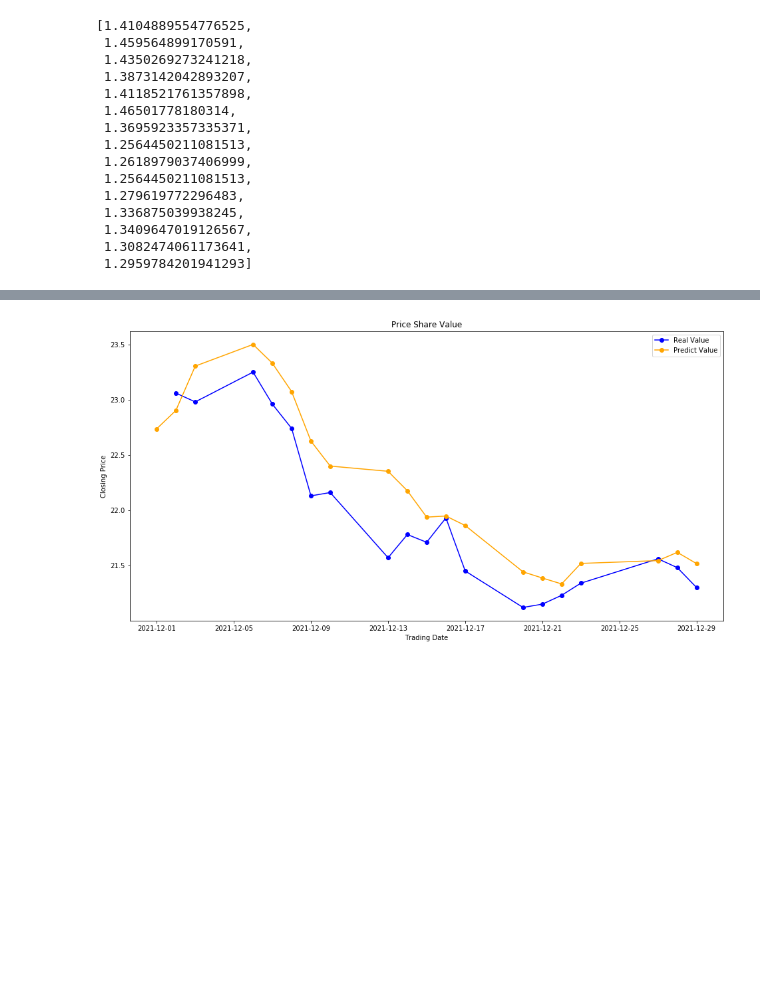
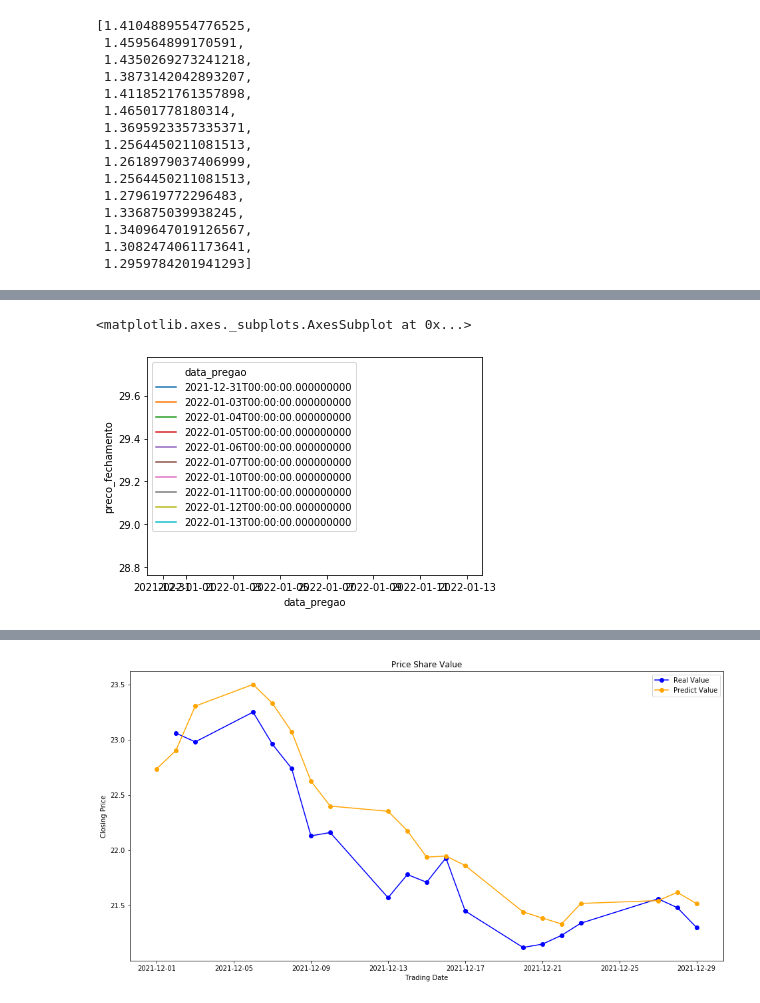
Before and after one commit to BrunoGeraldine/B3_predict_share_bmg, a Jupyter notebook: notebook/c04_b3_prediction_with_Keras_Tensorflow.ipynb, the cells around one changed output, grey strips where cells are left out. Saved outputs shown, nothing was run; the diff lists cells and outputs as text; code cells hidden in the pictures; blank space fills up the shorter version.

```diff
--- a/notebook/c04_b3_prediction_with_Keras_Tensorflow.ipynb
+++ b/notebook/c04_b3_prediction_with_Keras_Tensorflow.ipynb
@@ -432,0 +448,5 @@ plt.show();
+# %%
+sns.lineplot(data=df_forecast[df_forecast['data_pregao'] > '2021-01-01'], x="data_pregao", y="preco_fechamento", hue="data_pregao")
+# %% [output]
+<matplotlib.axes._subplots.AxesSubplot at 0x...>
+[figure, added]
```
Also changed, not shown: parts of 24 cells of this notebook.
